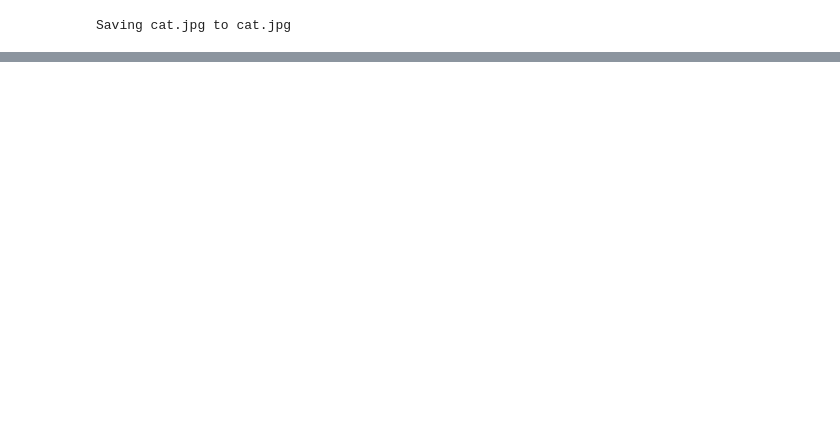
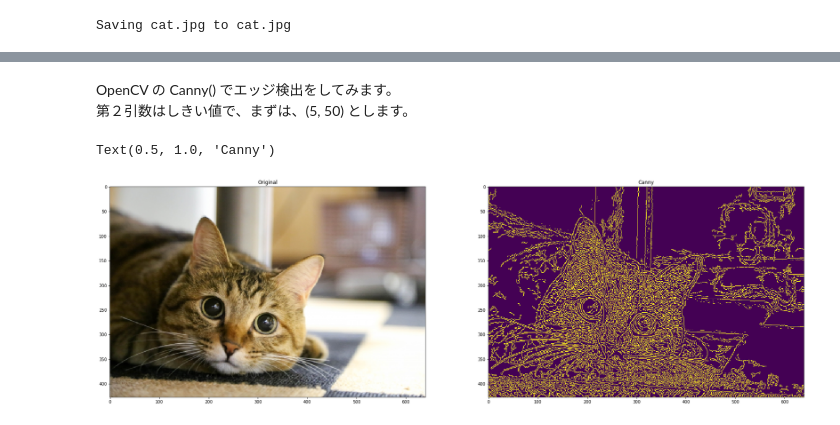
Before and after one commit to naomori/codexa_ImageRecognitionForBeginner, a Jupyter notebook: Chapter3_3.ipynb, the cells around one changed output, grey strips where cells are left out. Cells and saved outputs as stored; diff of their text form; code cells hidden in the pictures; blank space fills up the shorter version.

```diff
--- a/Chapter3_3.ipynb
+++ b/Chapter3_3.ipynb
@@ -101,0 +198,19 @@ cat.shape
+# %% [markdown]
+OpenCV の Canny() でエッジ検出をしてみます。
+第２引数はしきい値で、まずは、(5, 50) とします。
+# %%
+fig, ax = plt.subplots(1, 2, figsize=(30, 40))
+
+# original
+plt.subplot(121)
+plt.imshow(cat_rgb)
+plt.title('Original')
+
+# Canny
+cat_edge1 = cv2.Canny(cat_rgb, 5, 50)
+plt.subplot(122)
+plt.imshow(cat_edge1)
+plt.title('Canny')
+# %% [output]
+Text(0.5, 1.0, 'Canny')
+[figure, added]
```
Also changed, not shown: parts of 20 cells of this notebook.
